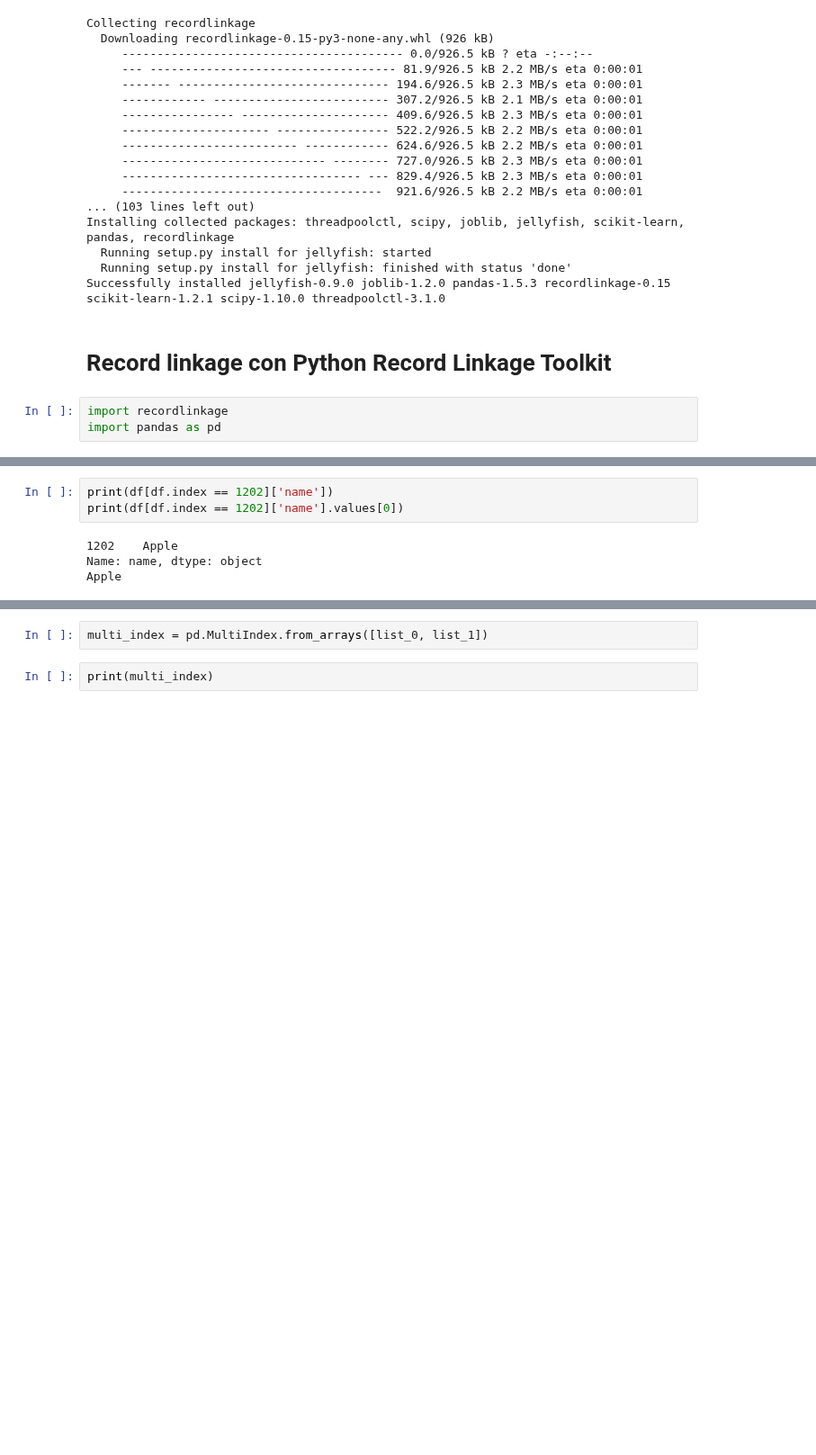
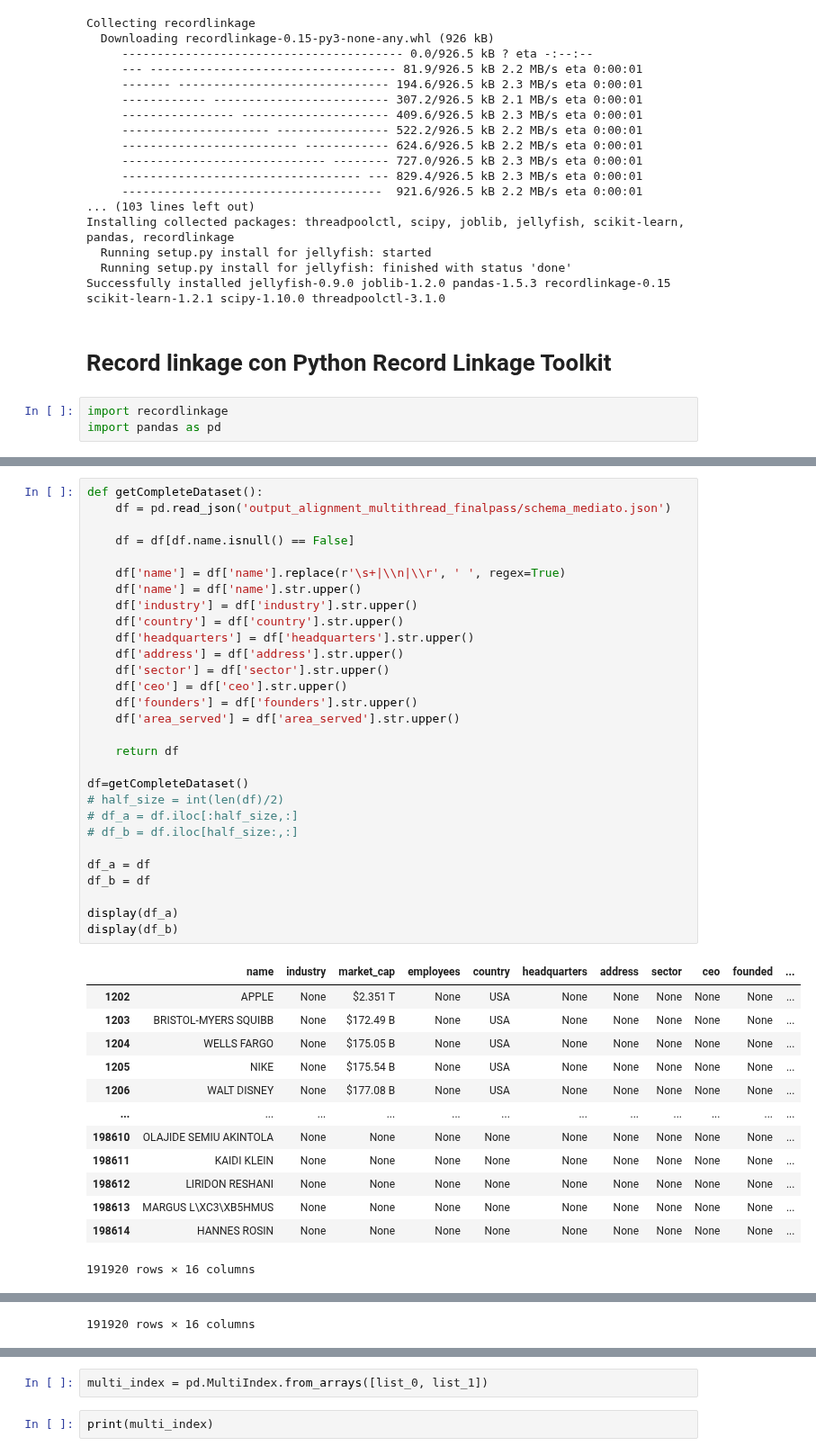
Before and after one commit to dedo99/Progetto_Finale_IDD, a Jupyter notebook: record_linkage.ipynb, the cells around one changed output, grey strips where cells are left out. Shown at 90% size. Drawn from its saved outputs; the diff is of its cells as text; blank space fills up the shorter version.

```diff
--- a/record_linkage.ipynb
+++ b/record_linkage.ipynb
@@ -69,7 +28,43 @@ display(df_b)
-# %%
-print(df[df.index == 1202]['name'])
-print(df[df.index == 1202]['name'].values[0])
-# %% [output]
-1202    Apple
-Name: name, dtype: object
-Apple
+# %%
+def getCompleteDataset():
+    df = pd.read_json('output_alignment_multithread_finalpass/schema_mediato.json')
+
+    df = df[df.name.isnull() == False]
+
+    df['name'] = df['name'].replace(r'\s+|\\n|\\r', ' ', regex=True)
+    df['name'] = df['name'].str.upper()
+    df['industry'] = df['industry'].str.upper()
+    df['country'] = df['country'].str.upper()
+    df['headquarters'] = df['headquarters'].str.upper()
+    df['address'] = df['address'].str.upper()
+    df['sector'] = df['sector'].str.upper()
+    df['ceo'] = df['ceo'].str.upper()
+    df['founders'] = df['founders'].str.upper()
+    df['area_served'] = df['area_served'].str.upper()
+
+    return df
+
+df=getCompleteDataset()
+# half_size = int(len(df)/2)
+# df_a = df.iloc[:half_size,:]
+# df_b = df.iloc[half_size:,:]
+
+df_a = df
+df_b = df
+
+display(df_a)
+display(df_b)
+# %% [output]
+|  | name | industry | market_cap | employees | country | headquarters | address | sector | ceo | founded | ... |
+| 1202 | APPLE | None | $2.351 T | None | USA | None | None | None | None | None | ... |
+| 1203 | BRISTOL-MYERS SQUIBB | None | $172.49 B | None | USA | None | None | None | None | None | ... |
+| 1204 | WELLS FARGO | None | $175.05 B | None | USA | None | None | None | None | None | ... |
+| 1205 | NIKE | None | $175.54 B | None | USA | None | None | None | None | None | ... |
+| 1206 | WALT DISNEY | None | $177.08 B | None | USA | None | None | None | None | None | ... |
+| ... | ... | ... | ... | ... | ... | ... | ... | ... | ... | ... | ... |
+| 198610 | OLAJIDE SEMIU AKINTOLA | None | None | None | None | None | None | None | None | None | ... |
+| 198611 | KAIDI KLEIN | None | None | None | None | None | None | None | None | None | ... |
+| 198612 | LIRIDON RESHANI | None | None | None | None | None | None | None | None | None | ... |
+| 198613 | MARGUS L\XC3\XB5HMUS | None | None | None | None | None | None | None | None | None | ... |
+| 198614 | HANNES ROSIN | None | None | None | None | None | None | None | None | None | ... |
+191920 rows × 16 columns
@@ -76,3 +83,4 @@ Apple
+191920 rows × 16 columns
 # %%
 indexer = recordlinkage.Index()
 indexer.block('name')
```
Also changed, not shown: parts of 38 cells of this notebook, 2 other files.
